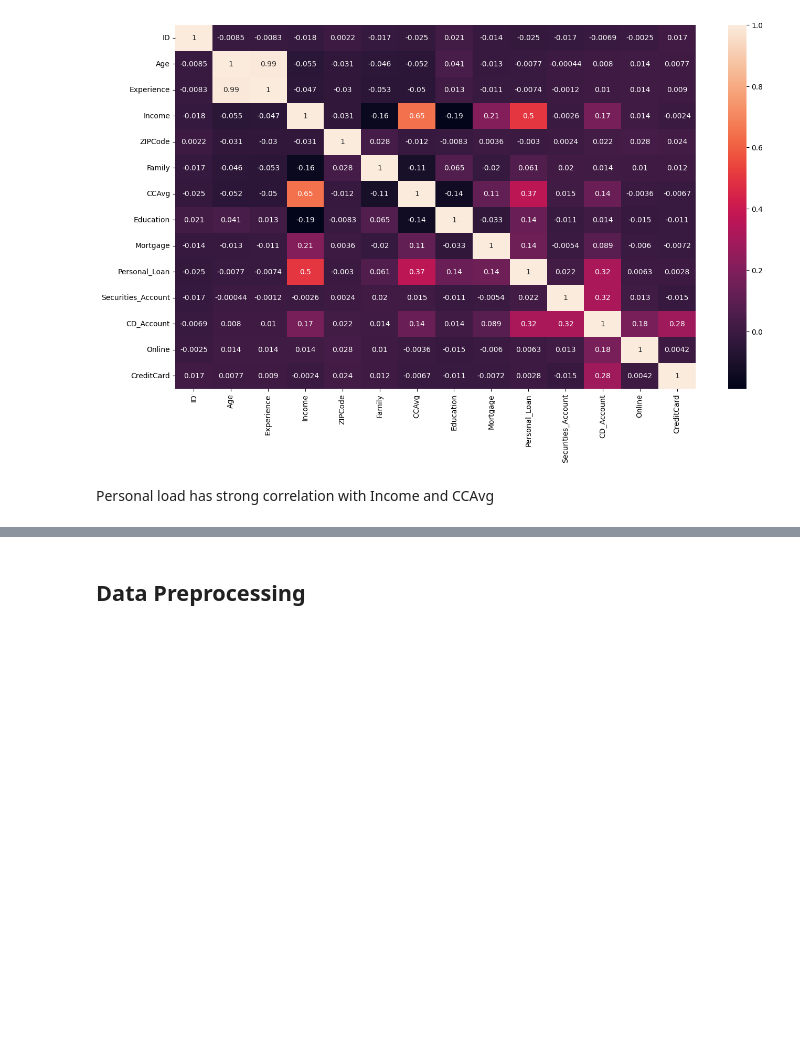
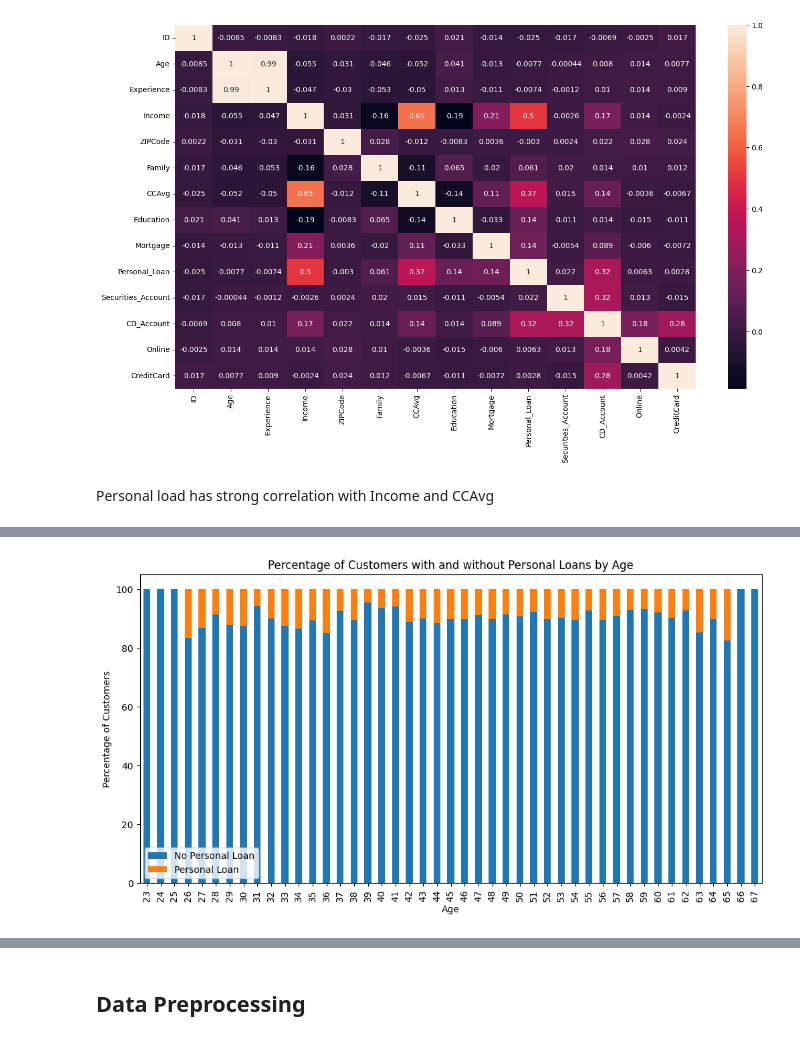
Before and after one commit to braju78/pythonFundamentals, a Jupyter notebook: ML-PROJECT - Loan Modeling/AIML_ML_Project_full_code_notebook.ipynb, the cells around one changed output, grey strips where cells are left out. Drawn from its saved outputs; the diff is of its cells as text; code cells hidden in the pictures; blank space fills up the shorter version.

```diff
--- a/ML-PROJECT - Loan Modeling/AIML_ML_Project_full_code_notebook.ipynb
+++ b/ML-PROJECT - Loan Modeling/AIML_ML_Project_full_code_notebook.ipynb
@@ -189,0 +192,18 @@ Personal load has strong correlation with Income and CCAvg
+# %%
+#How does a customer's interest in purchasing a loan vary with their age?
+
+import matplotlib.pyplot as plt
+# Group data by age and calculate the percentage of customers with and without personal loans
+age_loan_counts = data.groupby(['Age', 'Personal_Loan'])['ID'].count().unstack()
+age_loan_percentages = age_loan_counts.div(age_loan_counts.sum(axis=1), axis=0) * 100
+
+# Create the bar plot
+ax = age_loan_percentages.plot(kind='bar', stacked=True, figsize=(12, 6))
+ax.set_xlabel('Age')
+ax.set_ylabel('Percentage of Customers')
+ax.set_title('Percentage of Customers with and without Personal Loans by Age')
+ax.legend(['No Personal Loan', 'Personal Loan'])
+
+plt.show()
+# %% [output]
+[figure, added]
```
Also changed, not shown: parts of 7 cells of this notebook.
